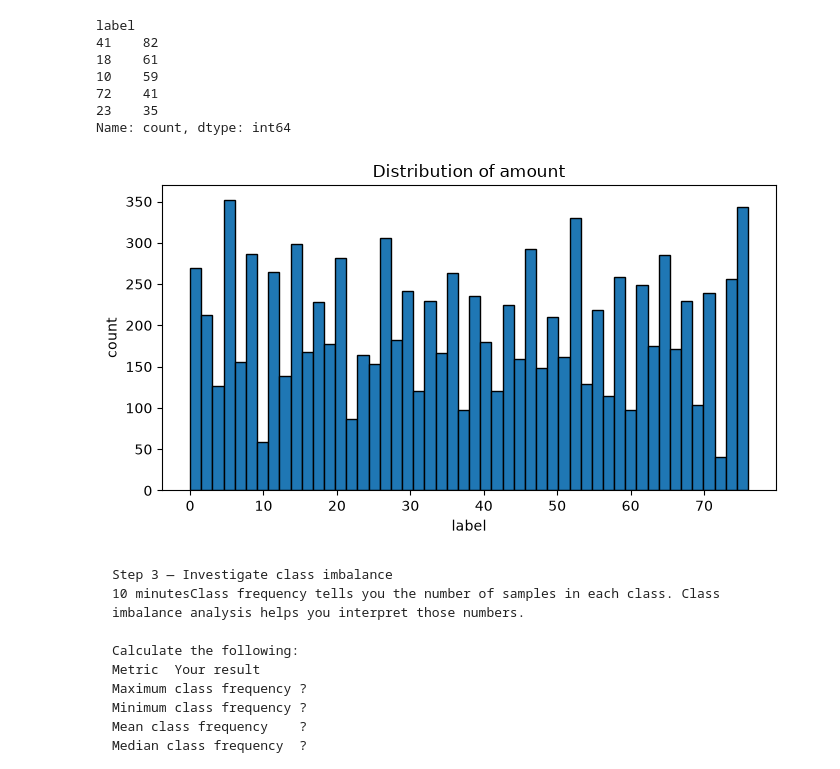
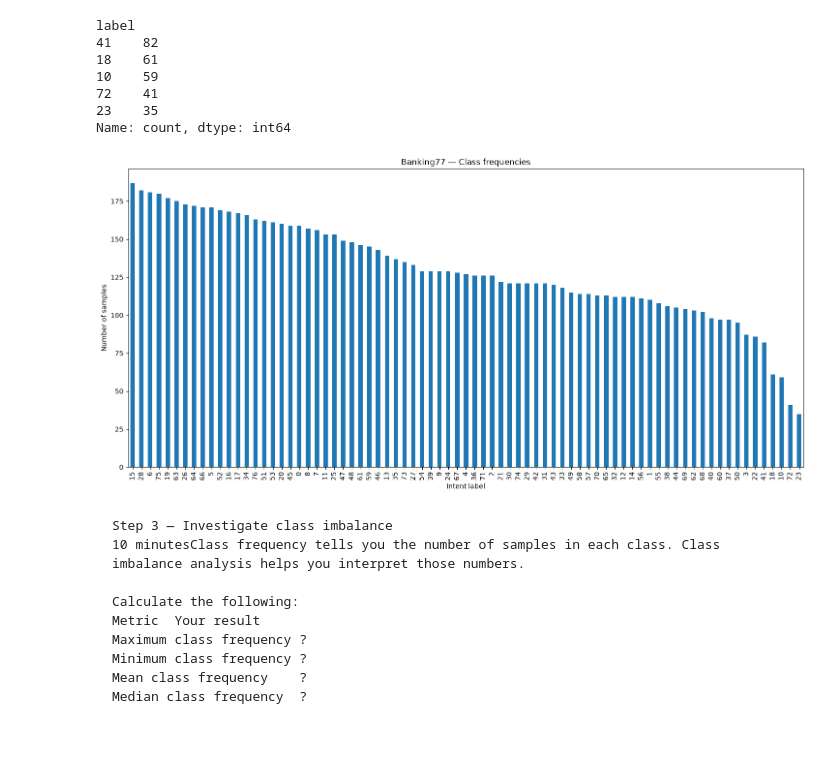
Before and after one commit to somethingaboutyoundme/Banking77-AI-Triage-Service, a Jupyter notebook: notebooks/02_banking_eda.ipynb, the cells around one changed output. Drawn from its saved outputs; the diff is of its cells as text; code cells hidden in the pictures; blank space fills up the shorter version.

Commit message:
refactor:complete EDA for banking77 dataset

```diff
--- a/notebooks/02_banking_eda.ipynb
+++ b/notebooks/02_banking_eda.ipynb
@@ -109,16 +109,25 @@ Name: count, dtype: int64
 # %%
 ### Vizualize distribution
 import matplotlib.pyplot as plt
 
-fig, ax = plt.subplots(figsize=(7, 4))
-ax.hist(df_tr['label'], bins=50, edgecolor='black')
-ax.set_xlabel('label')
-ax.set_ylabel('count')
-ax.set_title('Distribution of amount')
-plt.tight_layout()
+counts = df_tr['label'].value_counts()
+counts.plot(
+    kind='bar',
+    figsize=(18,8)
+)
+plt.xlabel('Intent label')
+plt.ylabel('Number of samples')
+plt.title('Banking77 — Class frequencies')
 plt.show()
+# fig, ax = plt.subplots(figsize=(7, 4))
+# ax.hist(df_tr['label'], bins=50, edgecolor='black')
+# ax.set_xlabel('label')
+# ax.set_ylabel('count')
+# ax.set_title('Distribution of amount')
+# plt.tight_layout()
+# plt.show()
 # %% [output]
-[figure, old version]
+[figure, new version]
 # %% [markdown]
     Step 3 — Investigate class imbalance
     10 minutesClass frequency tells you the number of samples in each class. Class imbalance analysis helps you interpret those numbers.
```
Also changed, not shown: parts of 24 cells of this notebook.
